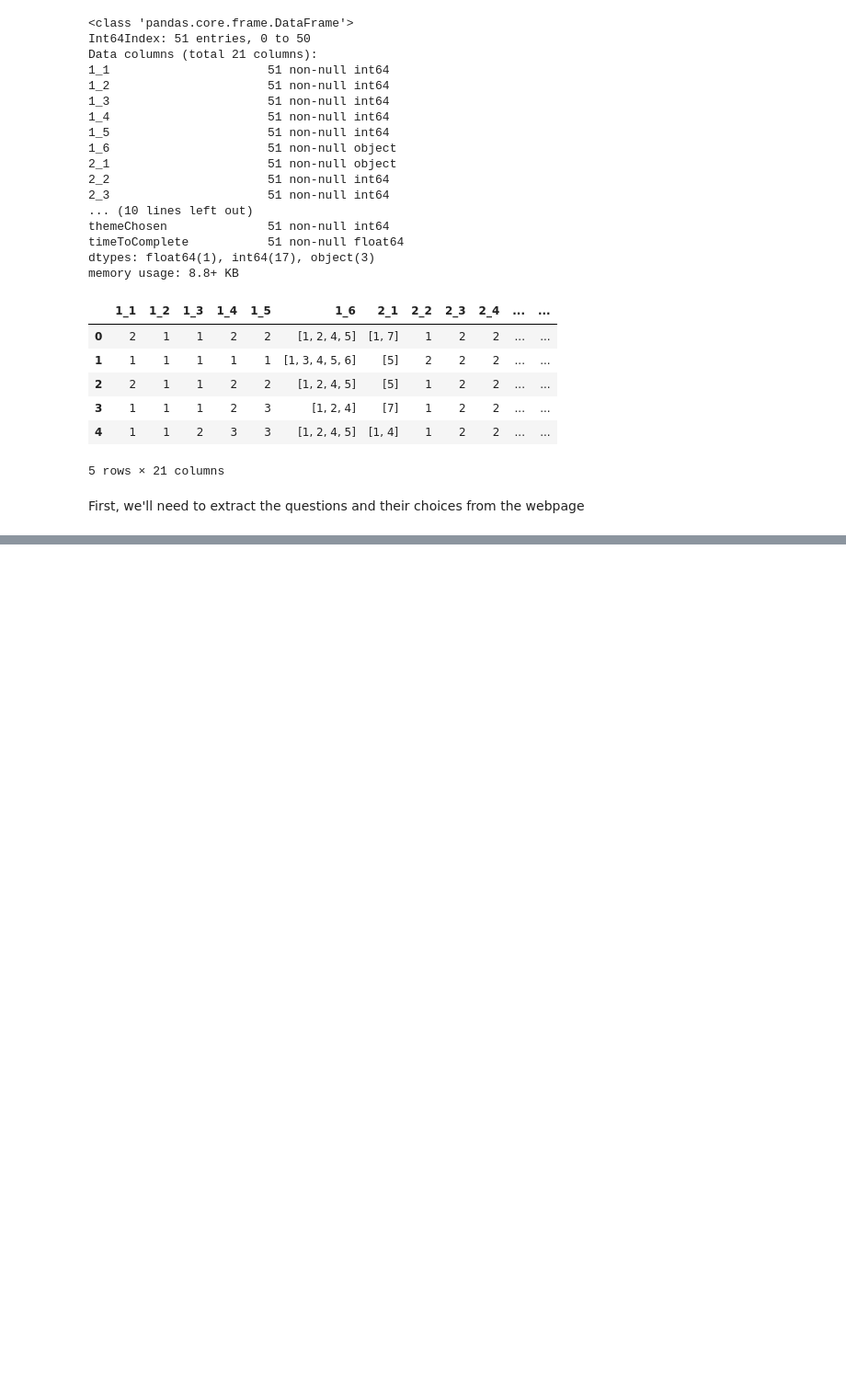
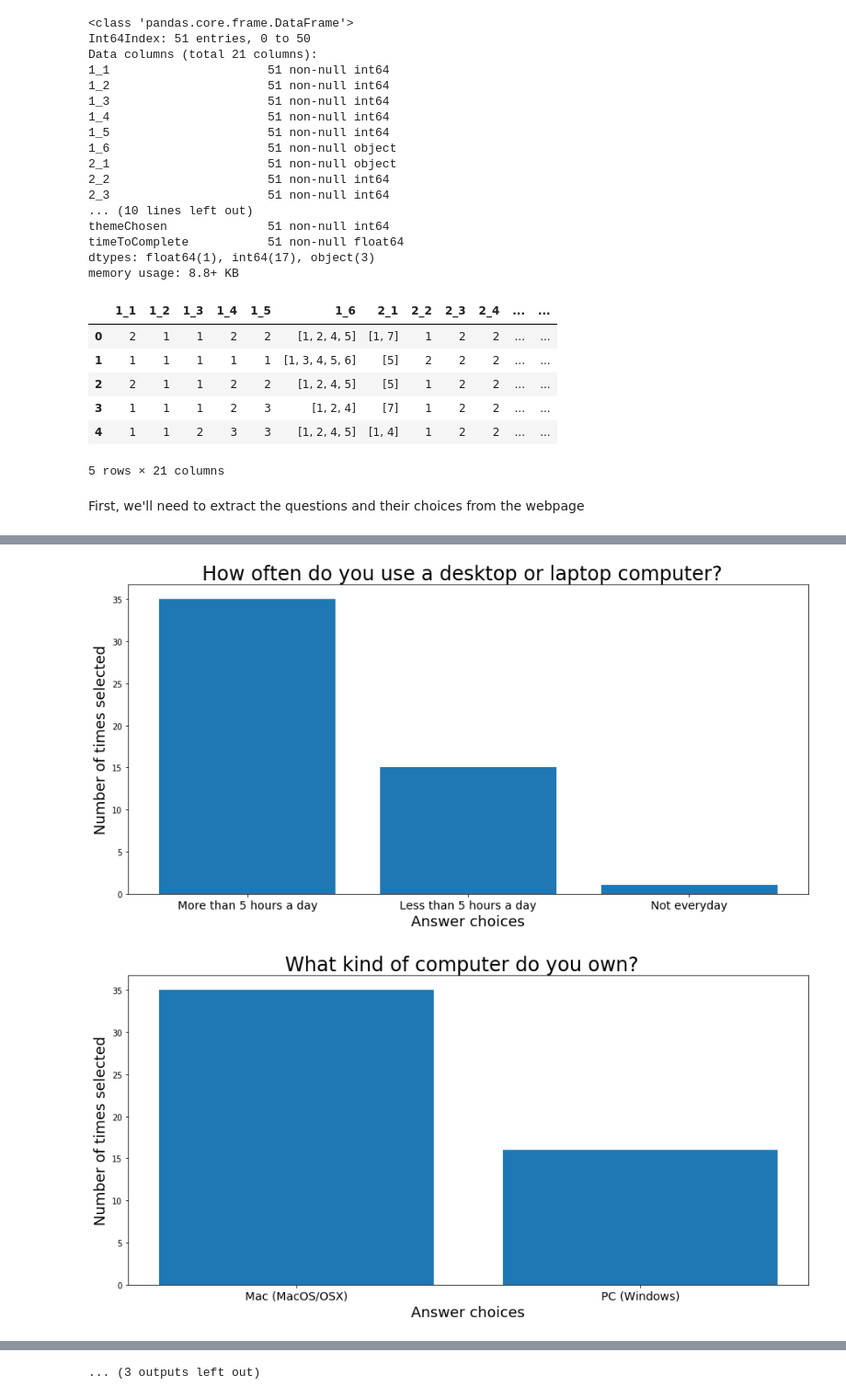
Before and after one commit to smitheric95/AB-Testing-Form, a Jupyter notebook: Data Analysis/Survey Data Analysis.ipynb, the cells around one changed output, grey strips where cells are left out. Shown: that part at 92% size. Saved outputs shown, nothing was run; the diff lists cells and outputs as text; code cells hidden in the pictures; blank space fills up the shorter version.

Commit message:
rotate xtics

```diff
--- a/Data Analysis/Survey Data Analysis.ipynb
+++ b/Data Analysis/Survey Data Analysis.ipynb
@@ -105,10 +84,9 @@ for column in df_questions:
     col = df_questions[column]
 
     # questions with one option
-    if col.dtype == "float64":
+    if col.dtype == "int64":
         responses.append(dict(sorted(Counter(col).items())))
     else:  # questions with multiple values
-
         # join the responses
         combined_responses = [int(inner) for outer in col
                               for inner in outer]
@@ -120,31 +112,39 @@ responses
 # %%
 for r in range(len(responses)):
     # total numbers of times options were chosen
     totalled_answers = responses[r].values()
 
     # text of questions and answers
     title = list(survey_questions.keys())[r]
     choices = list(survey_questions.values())[r]
 
     selected_choices = []
 
     # remove the choices that were never selected
     for c in range(1, len(choices)+1):
         if c in sorted(responses[r].keys()):
             selected_choices.append(choices[c-1])
 
     # logic for building bar chart
     y_pos = np.arange(len(selected_choices))
-    plt.figure(figsize=(10,5))
+    plt.figure(figsize=(15,7))
     plt.bar(y_pos, totalled_answers, align='center')
-    plt.xticks(y_pos, choices)
-    plt.xlabel('Answer choices')
-    plt.ylabel('Number of times selected')
-    plt.title(title)
+    plt.xticks(y_pos, choices, size=14)
+    plt.xlabel('Answer choices', size=18)
+    plt.ylabel('Number of times selected', size=18)
+    plt.title(title, size=24)
+
+    # rotate xticks of questions with a lot of choices
+    if len(selected_choices) > 4:
+        plt.xticks(y_pos, choices, size=14, rotation=20, ha='right')
+
 
     plt.show()
 
 # clean the plot object when done
 plt.clf()
 plt.cla()
 plt.close()
+# %% [output]
+[figure, added]
+[figure, added]
@@ -150,0 +161 @@ plt.close()
+... (3 outputs left out)
```
Also changed, not shown: parts of 4 cells of this notebook, 2 other files.
